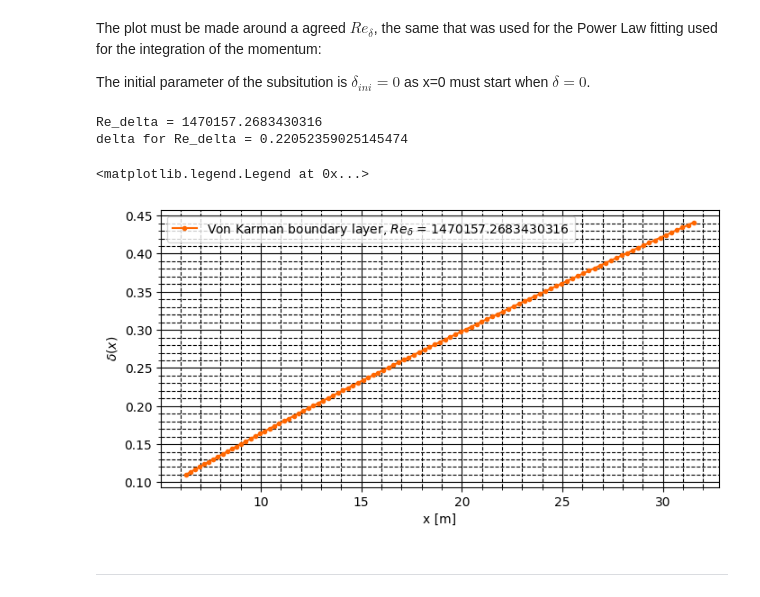
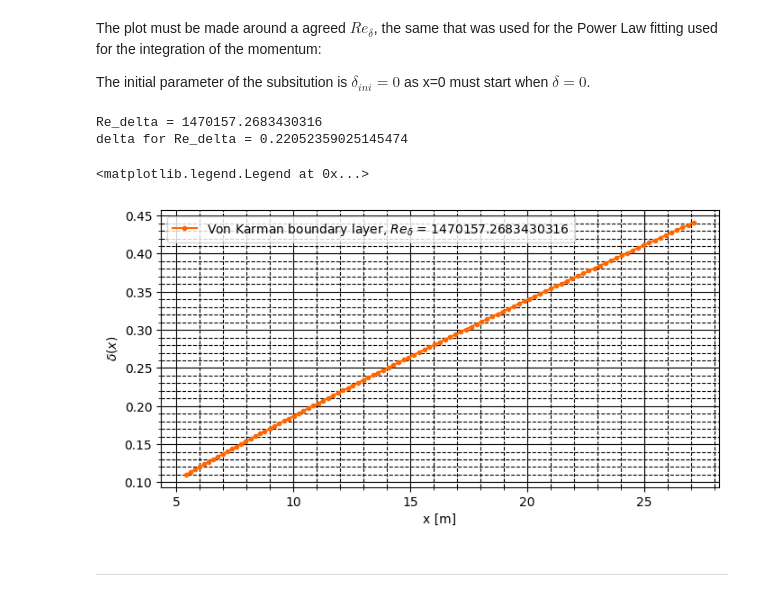
Before and after one commit to Ferraan/AdvancedFluidMechanics, a Jupyter notebook: 4-BoundaryLayer/Assigment4Group1.ipynb, the cells around one changed output. Saved outputs shown, nothing was run; the diff lists cells and outputs as text; code cells hidden in the pictures.

```diff
--- a/4-BoundaryLayer/Assigment4Group1.ipynb
+++ b/4-BoundaryLayer/Assigment4Group1.ipynb
@@ -359,35 +359,35 @@ The initial parameter of the subsitution is $\delta_{ini}=0$ as x=0 must start w
 # %%
 ############################################################################
 # Selecting a Reynolds:
 # ReDelta_par
 print(r'Re_delta = {0}'.format(ReDelta_par))
 ############################################################################
 # Fixing U, with nu (air), the delta is provided to maintain that Reynolds:
 print(r'delta for Re_delta = {0}'.format(delta_par))
 
 delta_Array = np.linspace(delta_par/2,delta_par*2,100)
-delta_ini_par = 0
+delta_ini_par = 0.000001
 delta_fin_pars = delta_Array
 
 num_odeX_sol = sp.lambdify((K,n,U,nu,delta_ini,delta_fin),x_SOL)
 x_array = num_odeX_sol(Kres,nres,U_par,nu_par,delta_ini_par,delta_fin_pars)
 
 
 fig,ax = plt.subplots(figsize=(8,4))
 plt.minorticks_on()
 ax.plot(x_array,delta_Array,'.-',color=(1,0.4,0))
 #ax.set_xscale('log')
 #ax.set_yscale('log')
 ax.grid(visible=True, which='major', color='k', linestyle='-')
 ax.grid(visible=True, which='minor', color='k', linestyle='--')
 ax.set_xlabel(r'x [m]')
 ax.set_ylabel(r'$\delta (x)$')
 ax.legend([r'Von Karman boundary layer, $Re_\delta$ = {0}'.format(ReDelta_par)])
 # %% [output]
 Re_delta = 1470157.2683430316
 delta for Re_delta = 0.22052359025145474
 <matplotlib.legend.Legend at 0x...>
-[figure, old version]
+[figure, new version]
 # %% [markdown]
 ---------------------------
 # %%
```
Also changed, not shown: parts of 11 cells of this notebook, 2 other files.
